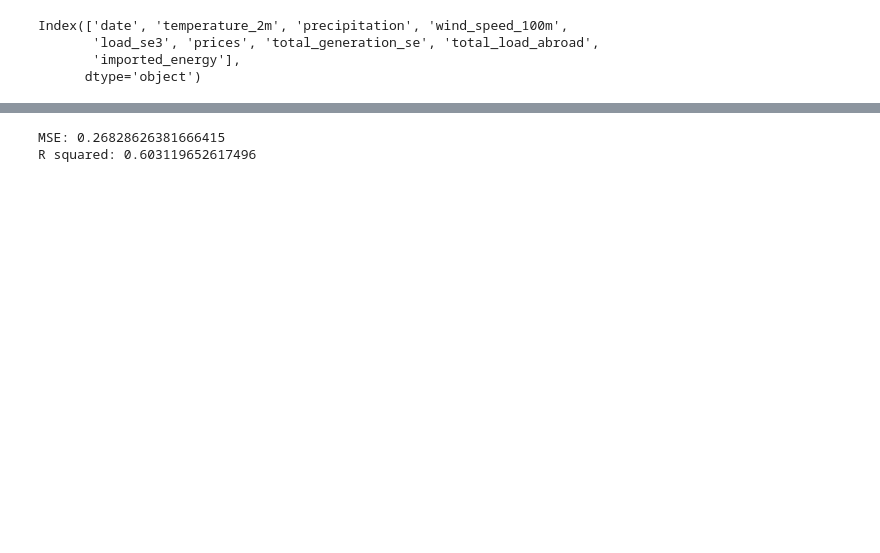
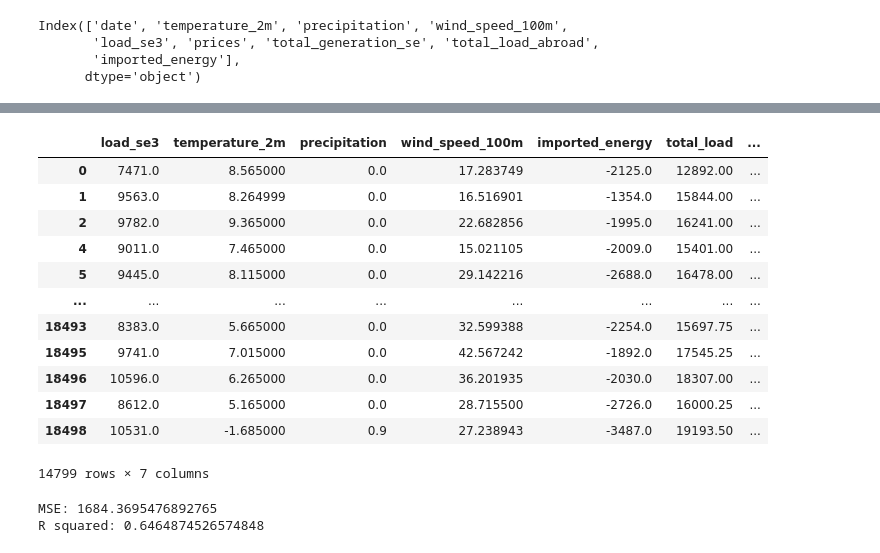
Before and after one commit to oskaralf/ID2223_FinalProject, a Jupyter notebook: notebooks/training.ipynb, the cells around one changed output, grey strips where cells are left out. Saved outputs shown, nothing was run; the diff lists cells and outputs as text; code cells hidden in the pictures; blank space fills up the shorter version.

```diff
--- a/notebooks/training.ipynb
+++ b/notebooks/training.ipynb
@@ -247,3 +354,4 @@ entsoe_fg = fs.get_feature_group(
 # %%
-selected_features = price_fg.select(['price']).join(weather_fg.select_all(), on=['time_start'])
-selected_features.show(10)
+
+# selected_features = entsoe_fg.select(['prices']).join(weather_fg.select_all(), on=['date'])
+# selected_features.show(10)
@@ -263,8 +358,8 @@ Finished: Reading data from Hopsworks, using Hopsworks Feature Query Service (3.
 # %%
 feature_view = fs.get_or_create_feature_view(
-    name='electricity_price_fv',
-    description="weather features with electricity prices as the target",
+    name='electricity_price_fv_3',
+    description="weather + entose features with electricity prices as the target",
     version=1,
-    labels=['price'],
+    labels=['prices'],
     query=selected_features,
 )
@@ -280,0 +463,3 @@ Finished: Reading data from Hopsworks, using Hopsworks Feature Query Service (4.
+# %%
+X_train = modify_dataframe(X_train)
+X_test = modify_dataframe(X_test)
@@ -319,0 +518,17 @@ X_test
+# %%
+train_features = train_features.dropna()
+train_features
+# %% [output]
+|  | load_se3 | temperature_2m | precipitation | wind_speed_100m | imported_energy | total_load | ... |
+| 0 | 7471.0 | 8.565000 | 0.0 | 17.283749 | -2125.0 | 12892.00 | ... |
+| 1 | 9563.0 | 8.264999 | 0.0 | 16.516901 | -1354.0 | 15844.00 | ... |
+| 2 | 9782.0 | 9.365000 | 0.0 | 22.682856 | -1995.0 | 16241.00 | ... |
+| 4 | 9011.0 | 7.465000 | 0.0 | 15.021105 | -2009.0 | 15401.00 | ... |
+| 5 | 9445.0 | 8.115000 | 0.0 | 29.142216 | -2688.0 | 16478.00 | ... |
+| ... | ... | ... | ... | ... | ... | ... | ... |
+| 18493 | 8383.0 | 5.665000 | 0.0 | 32.599388 | -2254.0 | 15697.75 | ... |
+| 18495 | 9741.0 | 7.015000 | 0.0 | 42.567242 | -1892.0 | 17545.25 | ... |
+| 18496 | 10596.0 | 6.265000 | 0.0 | 36.201935 | -2030.0 | 18307.00 | ... |
+| 18497 | 8612.0 | 5.165000 | 0.0 | 28.715500 | -2726.0 | 16000.25 | ... |
+| 18498 | 10531.0 | -1.685000 | 0.9 | 27.238943 | -3487.0 | 19193.50 | ... |
+14799 rows × 7 columns
@@ -320,14 +544,22 @@ X_test
 # %%
 
-xgb_regressor = xgb.XGBRegressor(objective='reg:squarederror', n_estimators=100, learning_rate=0.1, max_depth=5)
-xgb_regressor.fit(train_features, y_train)
+xgb_regressor = xgb.XGBRegressor(
+        objective='reg:squarederror',
+        n_estimators=200,
+        learning_rate=0.1,
+        max_depth=7,
+        subsample=0.8,
+        colsample_bytree=1.0
+    )
+#xgb_regressor = xgb.XGBRegressor(objective='reg:squarederror', n_estimators=100, learning_rate=0.1, max_depth=5)
+xgb_regressor.fit(train_features_scaled, y_train)
 
-y_pred = xgb_regressor.predict(test_features)
+y_pred = xgb_regressor.predict(test_features_scaled)
 
 mse = mean_squared_error(y_test.iloc[:,0], y_pred)
 print("MSE:", mse)
 r2 = r2_score(y_test.iloc[:,0], y_pred)
 print("R squared:", r2)
 # %% [output]
-MSE: 0.26828626381666415
-R squared: 0.603119652617496
+MSE: 1684.3695476892765
+R squared: 0.6464874526574848
```
Also changed, not shown: parts of 41 cells of this notebook, 3 other files.
